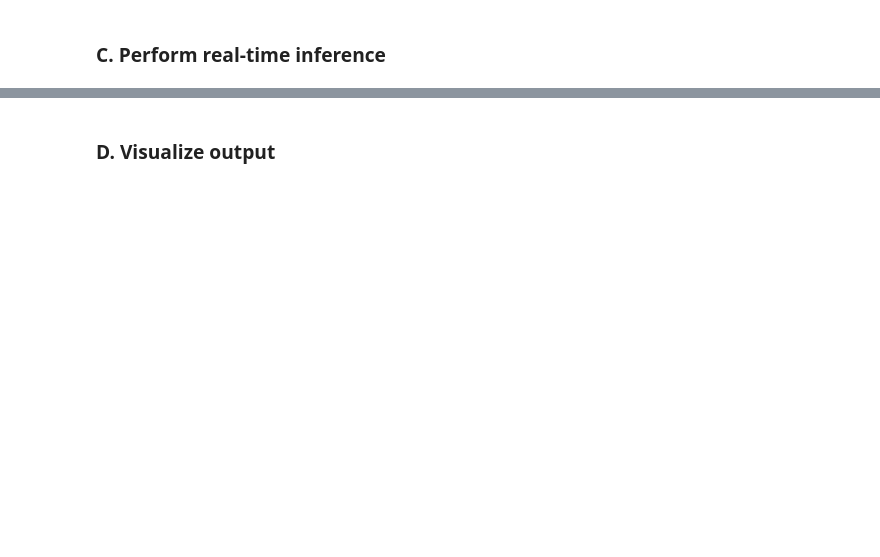
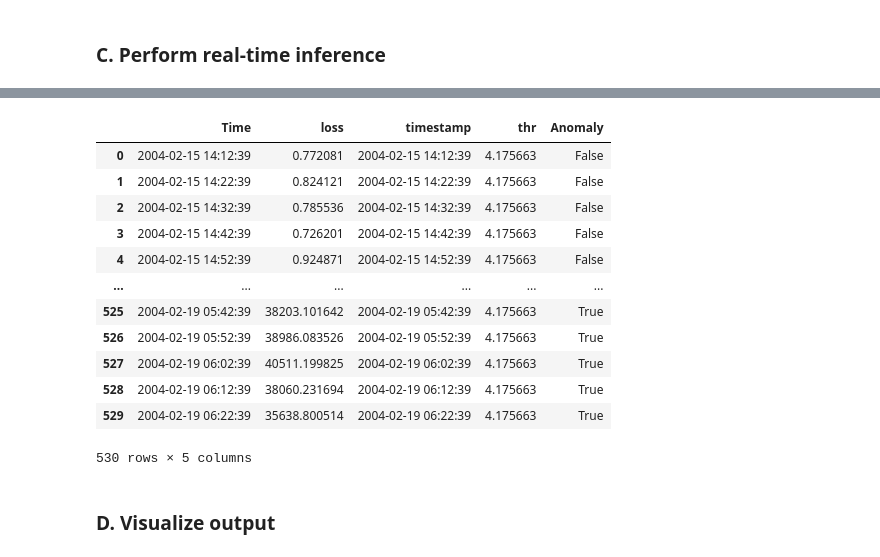
Before and after one commit to AI-Advisor-ML-Marketplace/multivariate-anomaly-detection, a Jupyter notebook: AI-Advisor_multivariate_anomaly_detection.ipynb, the cells around one changed output, grey strips where cells are left out. Saved outputs shown, nothing was run; the diff lists cells and outputs as text; code cells hidden in the pictures; blank space fills up the shorter version.

```diff
--- a/AI-Advisor_multivariate_anomaly_detection.ipynb
+++ b/AI-Advisor_multivariate_anomaly_detection.ipynb
@@ -332,2 +331,38 @@ An error occurred (ModelError) when calling the InvokeEndpoint operation: Receiv
+# %%
+import tarfile
+from PIL import Image
+
+
+with tarfile.open(fileobj=binary_stream, mode='r') as tar:
+    csv_contents = list()
+    image_contents = list()
+    for member in tar.getmembers():
+        if member.name.endswith('.csv'):
+            csv_contents.append(tar.extractfile(member).read())
+        elif member.name.endswith('.png'):
+            image_contents.append(tar.extractfile(member).read())
+
+if len(csv_contents) != 0 :
+    for csv_raw in csv_contents:
+        result_df = pd.read_csv(io.StringIO(csv_raw.decode('utf-8')))
+        display(result_df)
+
+# if len(image_contents) != 0 :
+#     for img_raw in image_contents:
+#         img = Image.open(io.BytesIO(img_raw))
+# %% [output]
+|  | Time | loss | timestamp | thr | Anomaly |
+| 0 | 2004-02-15 14:12:39 | 0.772081 | 2004-02-15 14:12:39 | 4.175663 | False |
+| 1 | 2004-02-15 14:22:39 | 0.824121 | 2004-02-15 14:22:39 | 4.175663 | False |
+| 2 | 2004-02-15 14:32:39 | 0.785536 | 2004-02-15 14:32:39 | 4.175663 | False |
+| 3 | 2004-02-15 14:42:39 | 0.726201 | 2004-02-15 14:42:39 | 4.175663 | False |
+| 4 | 2004-02-15 14:52:39 | 0.924871 | 2004-02-15 14:52:39 | 4.175663 | False |
+| ... | ... | ... | ... | ... | ... |
+| 525 | 2004-02-19 05:42:39 | 38203.101642 | 2004-02-19 05:42:39 | 4.175663 | True |
+| 526 | 2004-02-19 05:52:39 | 38986.083526 | 2004-02-19 05:52:39 | 4.175663 | True |
+| 527 | 2004-02-19 06:02:39 | 40511.199825 | 2004-02-19 06:02:39 | 4.175663 | True |
+| 528 | 2004-02-19 06:12:39 | 38060.231694 | 2004-02-19 06:12:39 | 4.175663 | True |
+| 529 | 2004-02-19 06:22:39 | 35638.800514 | 2004-02-19 06:22:39 | 4.175663 | True |
+530 rows × 5 columns
 # %% [markdown]
 ### D. Visualize output
```
Also changed, not shown: parts of 56 cells of this notebook, 2 other files.
